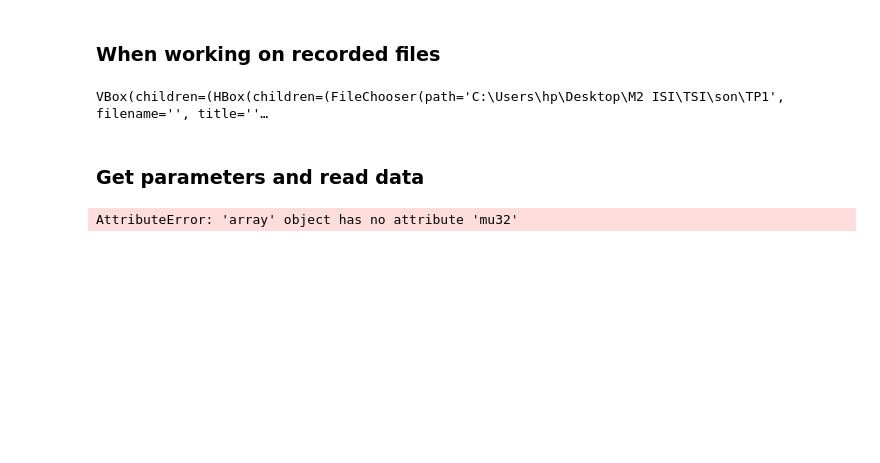
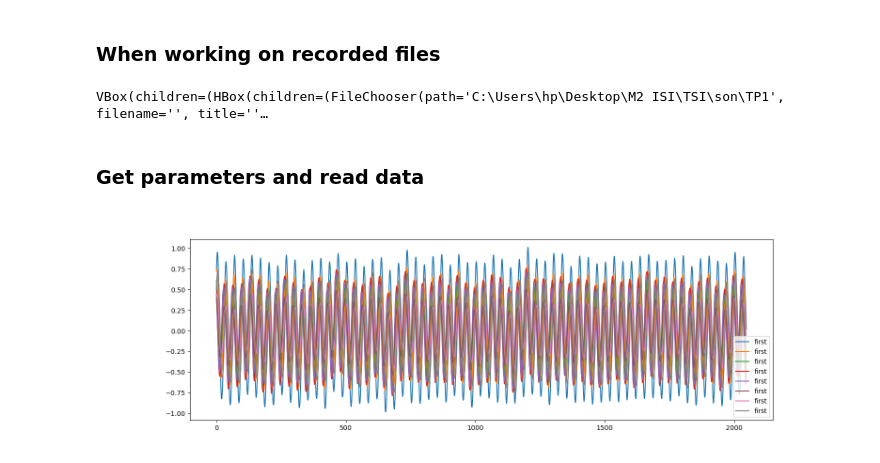
Before and after one commit to islemkobbi/M2-ISI, a Jupyter notebook: TSI/son/TP1/Test.ipynb, the cells around one changed output. Drawn from its saved outputs; the diff is of its cells as text; code cells hidden in the pictures; blank space fills up the shorter version.

```diff
--- a/TSI/son/TP1/Test.ipynb
+++ b/TSI/son/TP1/Test.ipynb
@@ -25,7 +25,15 @@ VBox(children=(HBox(children=(FileChooser(path='C:\Users\hp\Desktop\M2 ISI\TSI\s
 Fs = antenne.fs
 BLK = antenne.blocksize
 
+d = antenne.interspace
 # Read one buffer
 m = antenne.read()
-# %% [output]
-AttributeError: 'array' object has no attribute 'mu32'
+# %%
+plt.figure(figsize=[16,5])
+plt.plot(m[:,:],label="first")
+#plt.plot(m[:,7],label="last")
+#plt.plot([0,len(m[:,7])],[0,0])
+plt.legend()
+plt.show()
+# %% [output]
+[figure, added]
```
Also changed, not shown: parts of 3 cells of this notebook, 20 other files.
